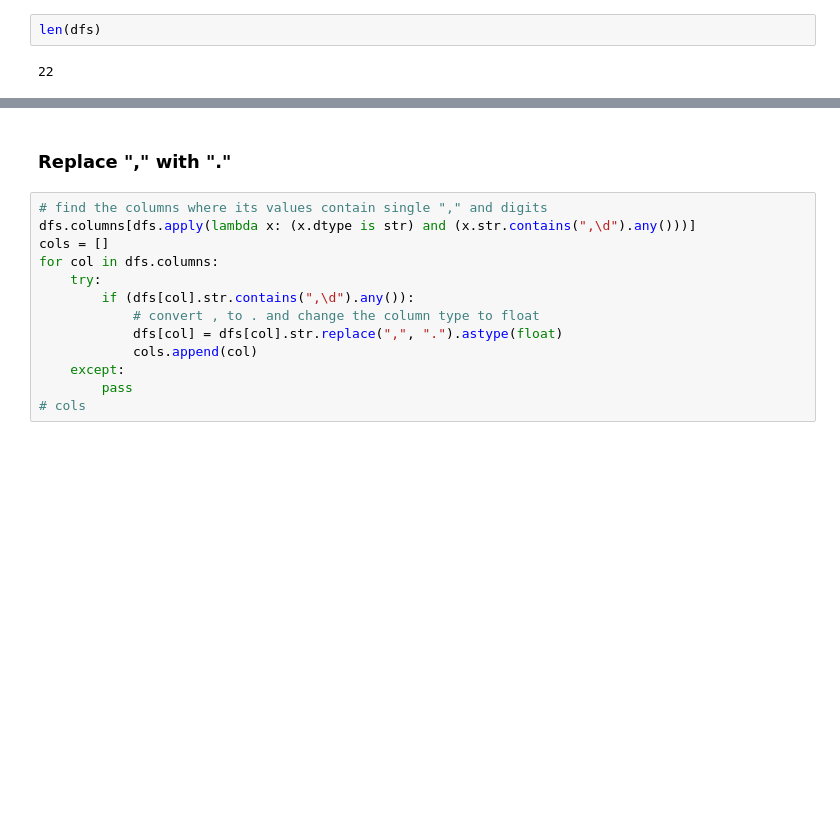
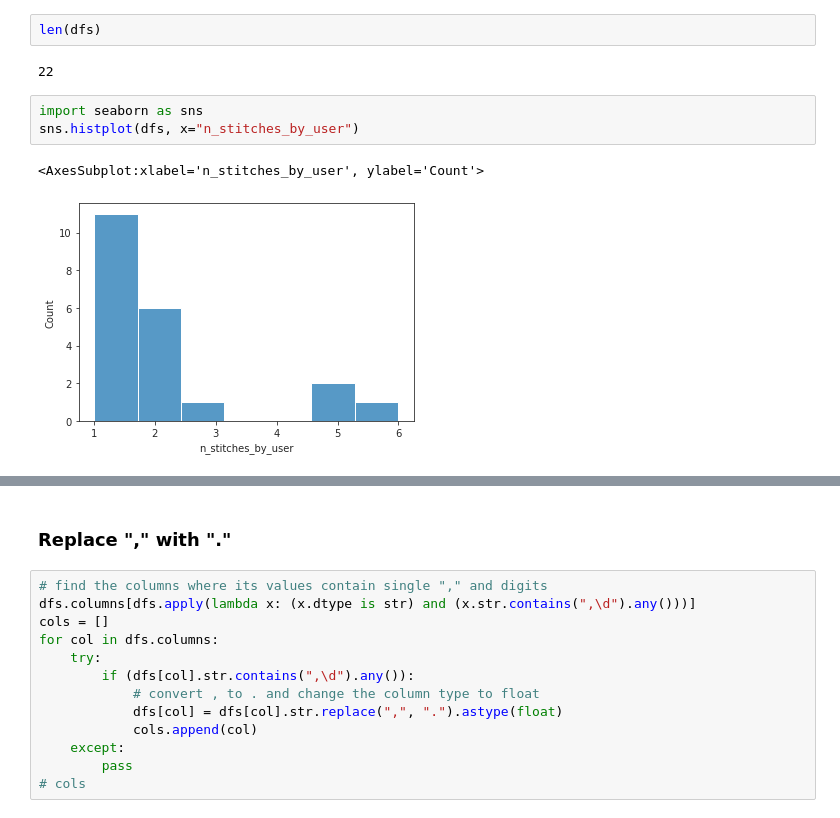
Before and after one commit to mjirik/surgeryanalyser, a Jupyter notebook: devel/pigleg_stats_evalutaion.ipynb, the cells around one changed output, grey strips where cells are left out. Cells and saved outputs as stored; diff of their text form; blank space fills up the shorter version.

Commit message:
histogram of n_stitches

```diff
--- a/devel/pigleg_stats_evalutaion.ipynb
+++ b/devel/pigleg_stats_evalutaion.ipynb
@@ -49,6 +49,12 @@ dfs["stars_auto"] = dfs["filename"].str.contains("Bad").astype(int) * 2
 len(dfs)
 # %% [output]
 22
+# %%
+import seaborn as sns
+sns.histplot(dfs, x="n_stitches_by_user")
+# %% [output]
+<AxesSubplot:xlabel='n_stitches_by_user', ylabel='Count'>
+[figure, added]
 # %%
 dfs.columns
 # %% [output]
```
Also changed, not shown: parts of 4 cells of this notebook.
